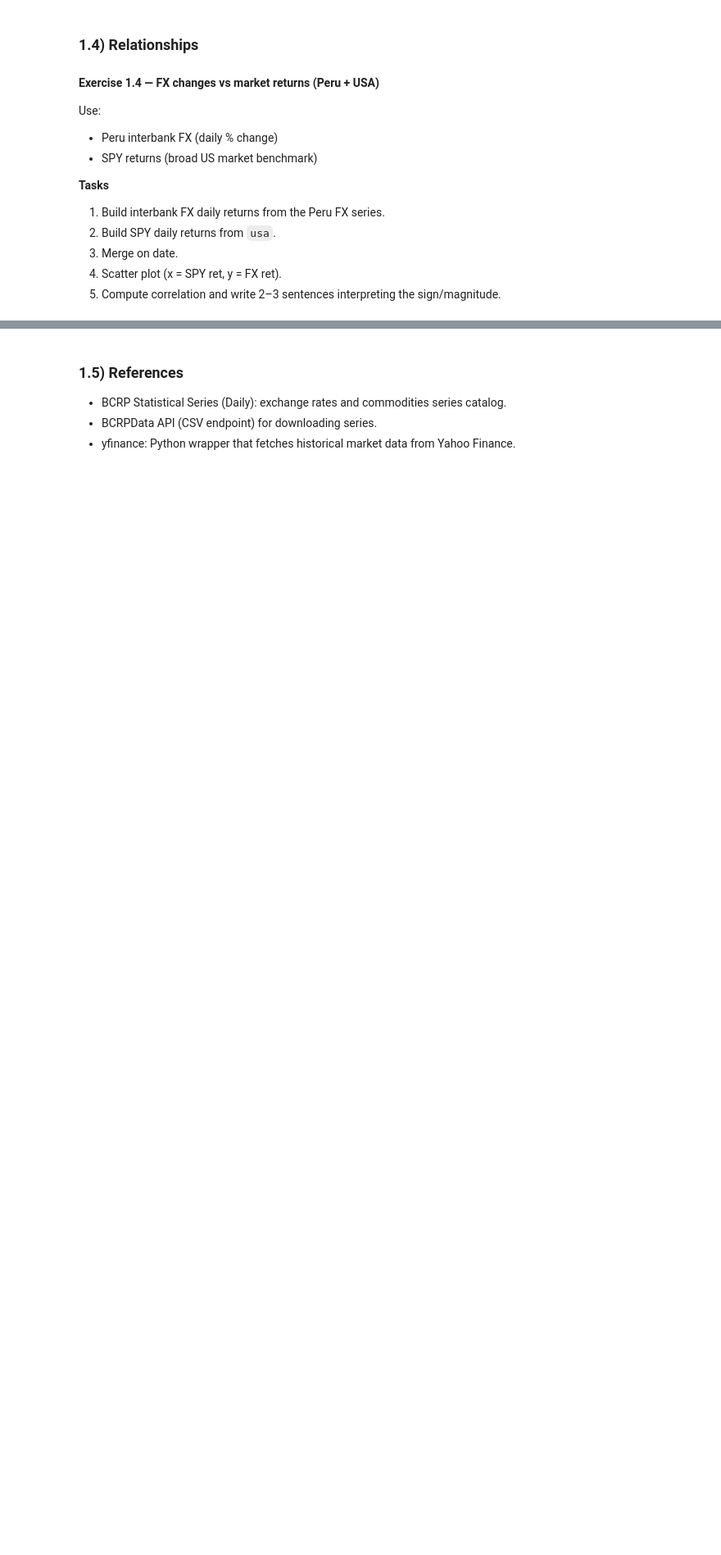
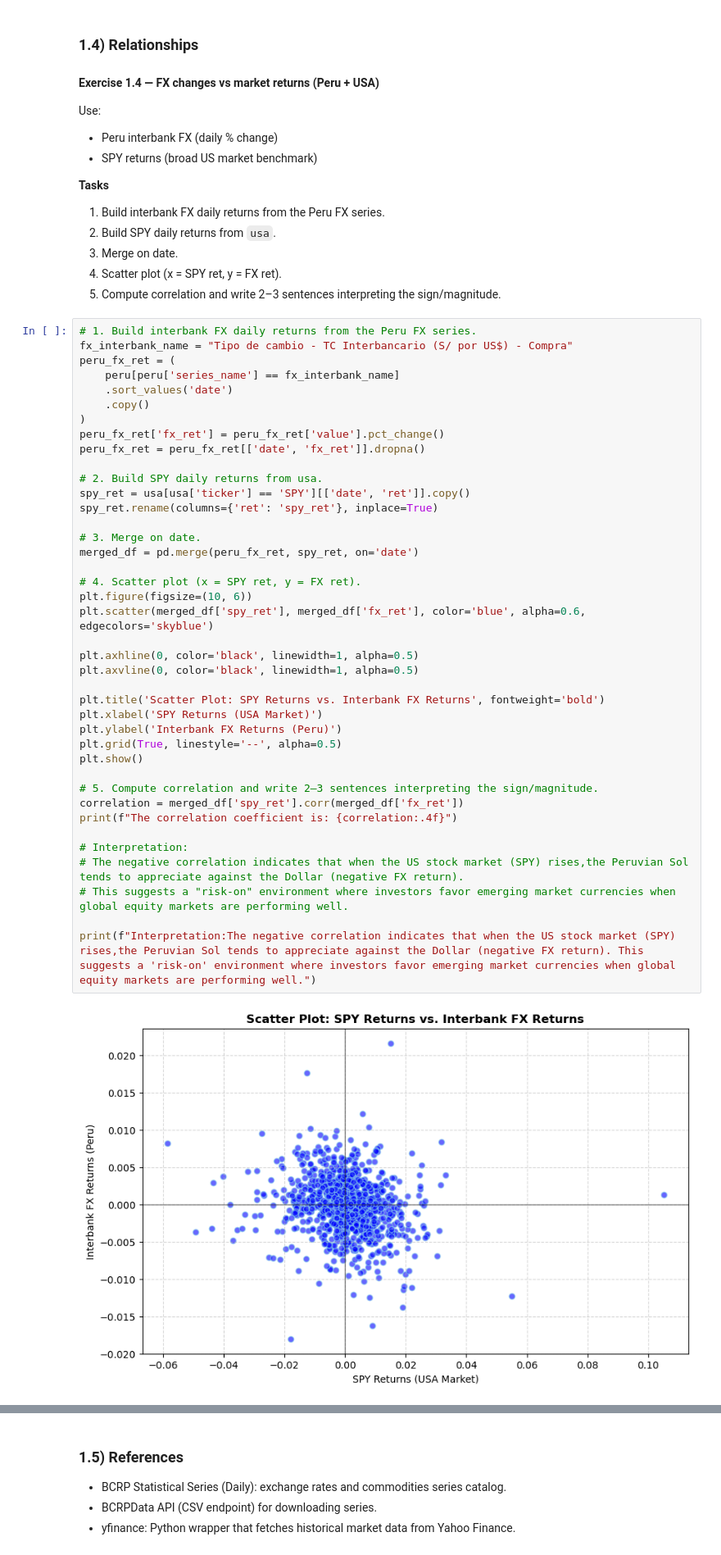
Before and after one commit to anzonyquispe/Python-for-Finance, a Jupyter notebook: homeworks/Assignment_3/Group 6.ipynb, the cells around one changed output, grey strips where cells are left out. Shown at 82% size. Drawn from its saved outputs; the diff is of its cells as text; blank space fills up the shorter version.

```diff
--- a/homeworks/Assignment_3/Group 6.ipynb
+++ b/homeworks/Assignment_3/Group 6.ipynb
@@ -860,3 +978,45 @@ Use:
 3. Merge on date.
 4. Scatter plot (x = SPY ret, y = FX ret).
 5. Compute correlation and write 2–3 sentences interpreting the sign/magnitude.
+# %%
+# 1. Build interbank FX daily returns from the Peru FX series.
+fx_interbank_name = "Tipo de cambio - TC Interbancario (S/ por US$) - Compra"
+peru_fx_ret = (
+    peru[peru['series_name'] == fx_interbank_name]
+    .sort_values('date')
+    .copy()
+)
+peru_fx_ret['fx_ret'] = peru_fx_ret['value'].pct_change()
+peru_fx_ret = peru_fx_ret[['date', 'fx_ret']].dropna()
+
+# 2. Build SPY daily returns from usa.
+spy_ret = usa[usa['ticker'] == 'SPY'][['date', 'ret']].copy()
+spy_ret.rename(columns={'ret': 'spy_ret'}, inplace=True)
+
+# 3. Merge on date.
+merged_df = pd.merge(peru_fx_ret, spy_ret, on='date')
+
+# 4. Scatter plot (x = SPY ret, y = FX ret).
+plt.figure(figsize=(10, 6))
+plt.scatter(merged_df['spy_ret'], merged_df['fx_ret'], color='blue', alpha=0.6, edgecolors='skyblue')
+
+plt.axhline(0, color='black', linewidth=1, alpha=0.5)
+plt.axvline(0, color='black', linewidth=1, alpha=0.5)
+
+plt.title('Scatter Plot: SPY Returns vs. Interbank FX Returns', fontweight='bold')
+plt.xlabel('SPY Returns (USA Market)')
+plt.ylabel('Interbank FX Returns (Peru)')
+plt.grid(True, linestyle='--', alpha=0.5)
+plt.show()
+
+# 5. Compute correlation and write 2–3 sentences interpreting the sign/magnitude.
+correlation = merged_df['spy_ret'].corr(merged_df['fx_ret'])
+print(f"The correlation coefficient is: {correlation:.4f}")
+
+# Interpretation:
+# The negative correlation indicates that when the US stock market (SPY) rises,the Peruvian Sol tends to appreciate against the Dollar (negative FX return).
+# This suggests a "risk-on" environment where investors favor emerging market currencies when global equity markets are performing well.
+
+print(f"Interpretation:The negative correlation indicates that when the US stock market (SPY) rises,the Peruvian Sol tends to appreciate against the Dollar (negative FX return). This suggests a 'risk-on' environment where investors favor emerging market currencies when global equity markets are performing well.")
+# %% [output]
+[figure, added]
```
Also changed, not shown: parts of 6 cells of this notebook.
